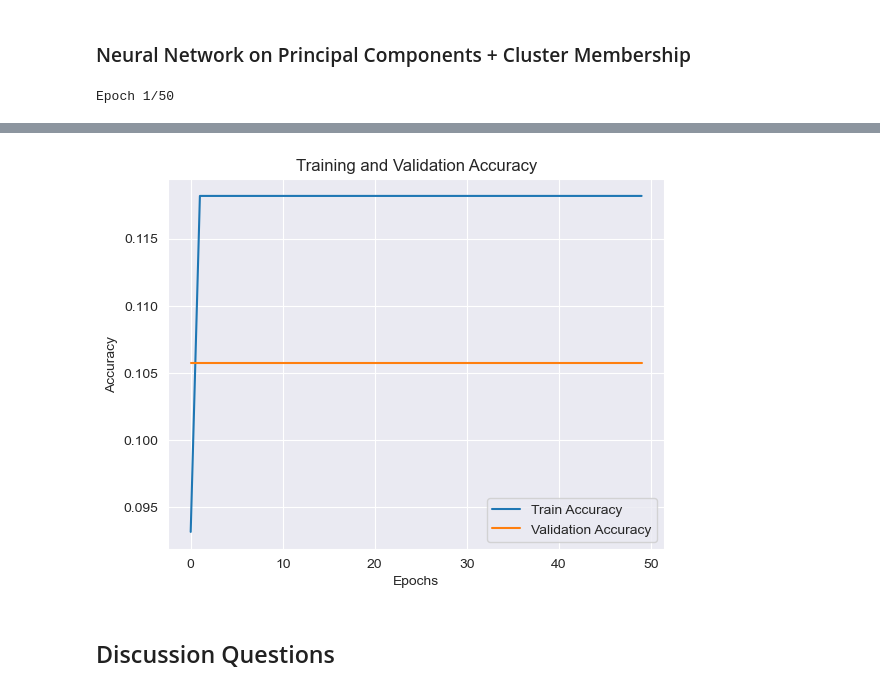
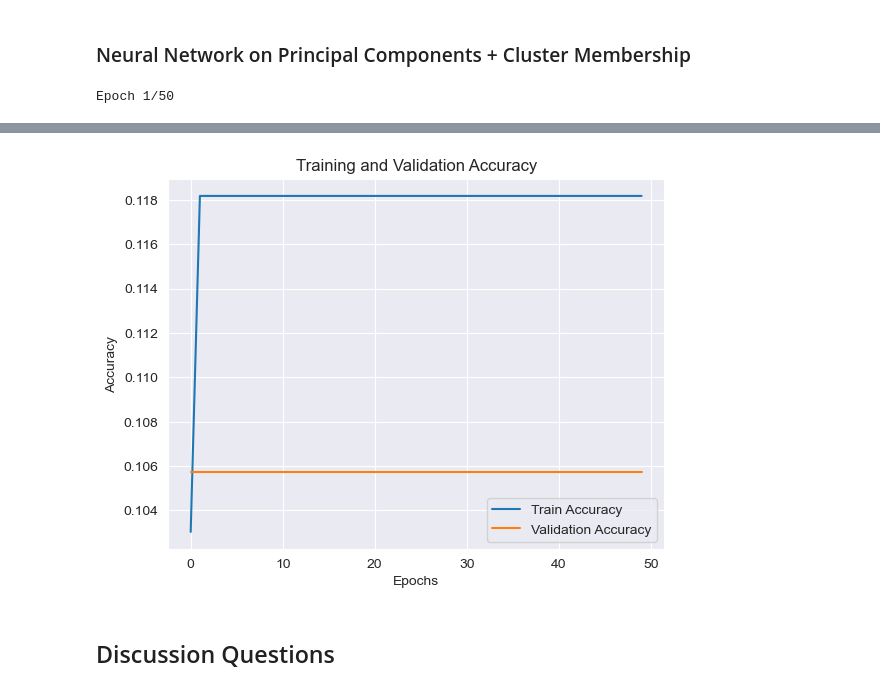
Before and after one commit to NalinaSofia/Computational-Social-Science-Projects, a Jupyter notebook: Project_4/Project4.ipynb, the cells around one changed output, grey strips where cells are left out. Cells and saved outputs as stored; diff of their text form; code cells hidden in the pictures.

```diff
--- a/Project_4/Project4.ipynb
+++ b/Project_4/Project4.ipynb
@@ -775,9 +737,6 @@ data = pd.read_csv('nhanes.csv')  # Replace with your dataset path
 # Define target and features
 y = data['HSD010']  # Replace with your target column
 X = data.drop(columns=['HSD010'])  # Replace with non-feature columns
-
-# Ensure target is numeric
-y = pd.to_numeric(y, errors='coerce')
 
 # Normalize features
 scaler = StandardScaler()
@@ -799,23 +758,23 @@ X_train, X_test, y_train, y_test = train_test_split(X_combined, y, test_size=0.2
 
 # Build the neural network model
 model = Sequential([
-    Dense(64, activation='relu', input_shape=(X_combined.shape[1],)),  # Input layer
+    Dense(2, activation='relu', input_shape=(X_combined.shape[1],)),  # Input layer
     Dropout(0.2),
-    Dense(32, activation='relu'),  # Hidden layer
+    Dense(2, activation='relu'),  # Hidden layer
     Dropout(0.2),
     Dense(1, activation='sigmoid')  # Output layer (binary classification)
 ])
 
 # Compile the model
 model.compile(optimizer='adam',
-              loss='binary_crossentropy',  # Use 'sparse_categorical_crossentropy' for multi-class
+              loss='categorical_crossentropy',  # Use 'sparse_categorical_crossentropy' for multi-class
               metrics=['accuracy'])
 
 # Train the model
 history = model.fit(X_train, y_train,
                     validation_split=0.2,
                     epochs=50,
-                    batch_size=32,
+                    batch_size=200,
                     verbose=1)
 
 # Evaluate the model
@@ -854,5 +813,5 @@ Test Loss: -470912.1875
 Test Accuracy: 0.11622276157140732
-[figure, old version]
+[figure, new version]
 # %% [markdown]
 ## Discussion Questions
 # %% [markdown]
```
Also changed, not shown: parts of 29 cells of this notebook.
